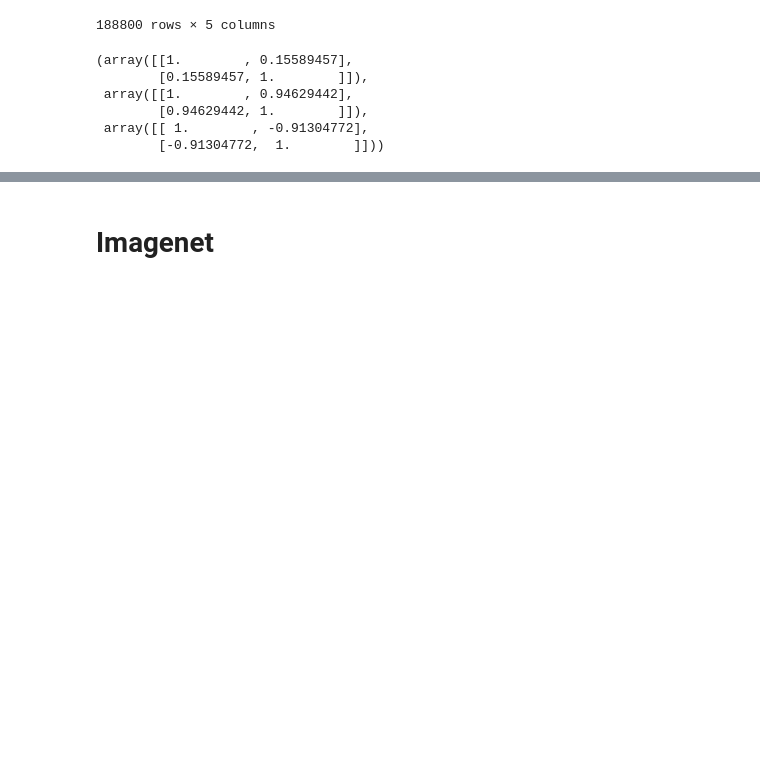
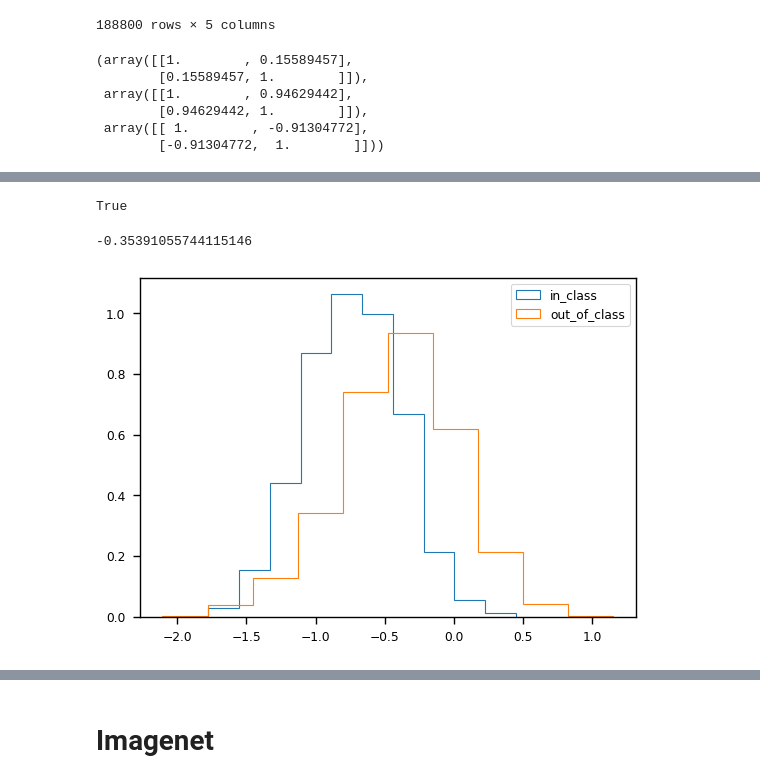
Before and after one commit to AwesomeLemon/structure-for-interpretability, a Jupyter notebook: plots_paper.ipynb, the cells around one changed output, grey strips where cells are left out. Drawn from its saved outputs; the diff is of its cells as text; code cells hidden in the pictures; blank space fills up the shorter version.

```diff
--- a/plots_paper.ipynb
+++ b/plots_paper.ipynb
@@ -686,0 +804,20 @@ np.corrcoef(df_shifts_cifar[SHIFTS_NAME], df_bin_sep_cifar_only_one['meanBA']),
+# %%
+df_acts_prerelu_network = pd.read_pickle(f"local_storage/recomputed_for_activations/bettercifar10single{network}_nonsparse_prerelu.pkl")
+
+labels_class_1_prerelu = df_acts_prerelu_network[(df_acts_prerelu_network['layer_name']=="label") & (df_acts_prerelu_network['neuron_idx']==neuron)].values
+(labels_class_1 == labels_class_1_prerelu).all()
+# %% [output]
+True
+# %%
+values_in_class_prerelu = df_acts_prerelu_network[(df_acts_prerelu_network['layer_name']==layers_bn[layer-2].replace("_", ".")) & (df_acts_prerelu_network['neuron_idx']==neuron)].values[labels_class_1 == 1][1:]
+
+values_out_of_class_prerelu = df_acts_prerelu_network[(df_acts_prerelu_network['layer_name']==layers_bn[layer-2].replace("_", ".")) & (df_acts_prerelu_network['neuron_idx']==neuron)].values[labels_class_1 != 1][1:]
+# %%
+plt.hist(values_in_class_prerelu, label="in_class", density=True, histtype='step')
+plt.hist(values_out_of_class_prerelu, label="out_of_class", density=True, histtype='step')
+plt.legend()
+
+kolmogorov_smirnov_difference(values_out_of_class_prerelu, values_in_class_prerelu)
+# %% [output]
+-0.35391055744115146
+[figure, added]
```
Also changed, not shown: parts of 28 cells of this notebook, 6 other files.
